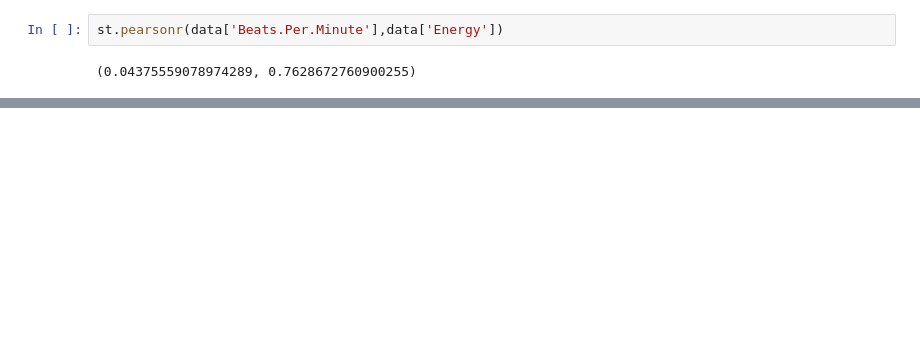
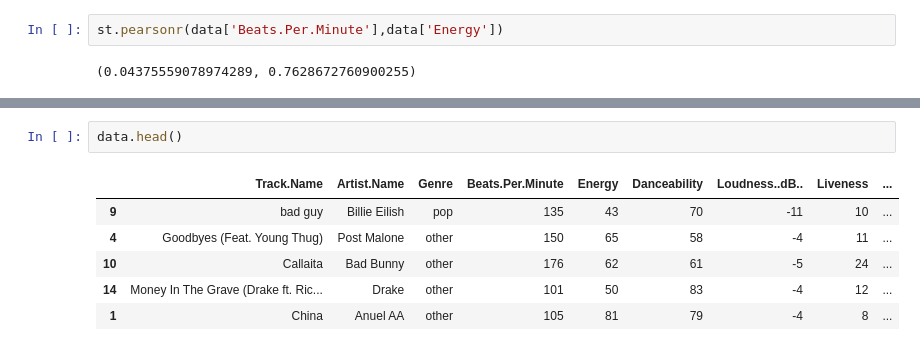
Before and after one commit to sageroe/Data_analysis, a Jupyter notebook: Raport.ipynb, the cells around one changed output, grey strips where cells are left out. Drawn from its saved outputs; the diff is of its cells as text; blank space fills up the shorter version.

```diff
--- a/Raport.ipynb
+++ b/Raport.ipynb
@@ -218,0 +162,9 @@ st.pearsonr(data['Beats.Per.Minute'],data['Energy'])
+# %%
+data.head()
+# %% [output]
+|  | Track.Name | Artist.Name | Genre | Beats.Per.Minute | Energy | Danceability | Loudness..dB.. | Liveness | ... |
+| 9 | bad guy | Billie Eilish | pop | 135 | 43 | 70 | -11 | 10 | ... |
+| 4 | Goodbyes (Feat. Young Thug) | Post Malone | other | 150 | 65 | 58 | -4 | 11 | ... |
+| 10 | Callaita | Bad Bunny | other | 176 | 62 | 61 | -5 | 24 | ... |
+| 14 | Money In The Grave (Drake ft. Ric... | Drake | other | 101 | 50 | 83 | -4 | 12 | ... |
+| 1 | China | Anuel AA | other | 105 | 81 | 79 | -4 | 8 | ... |
```
Also changed, not shown: parts of 36 cells of this notebook.
